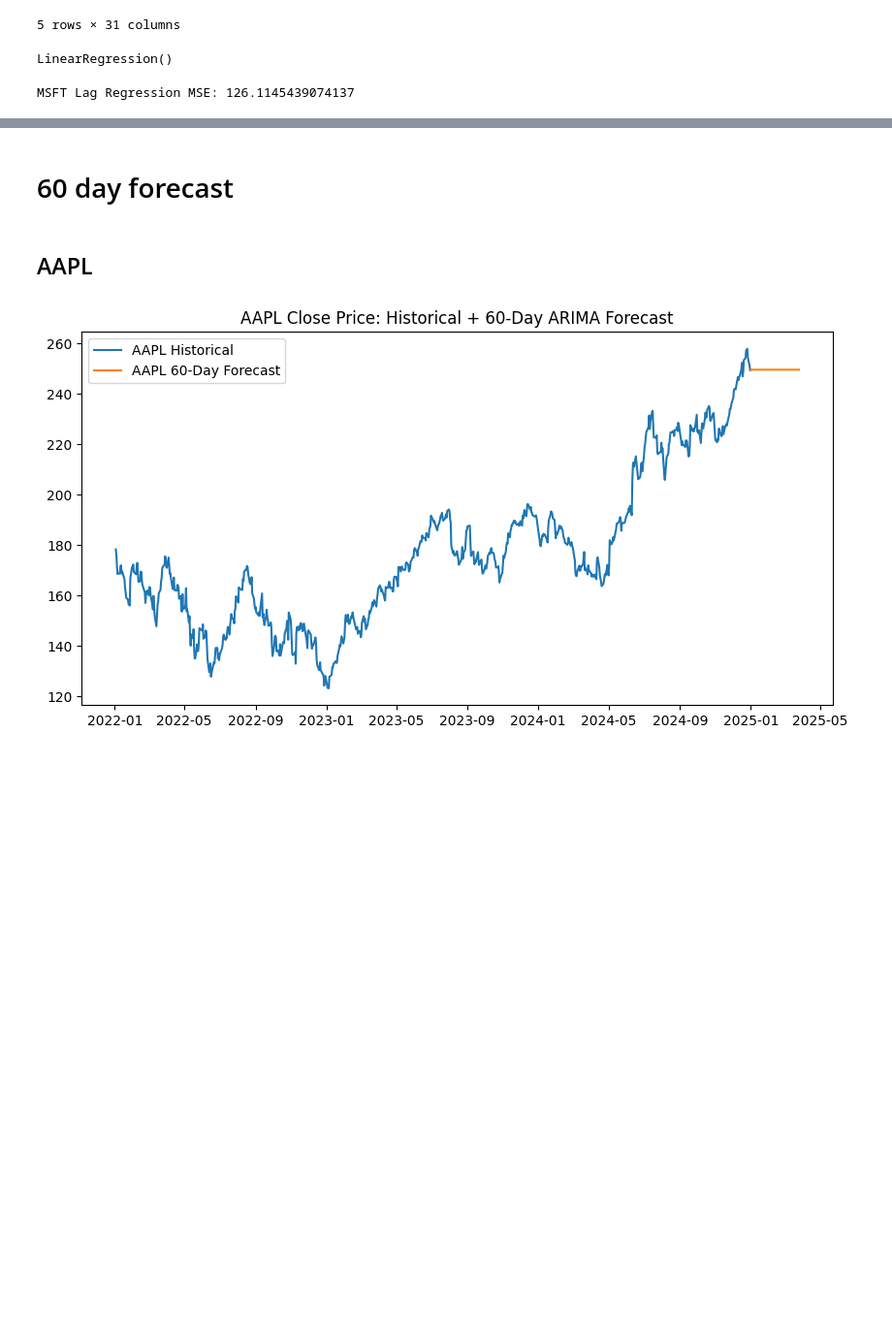
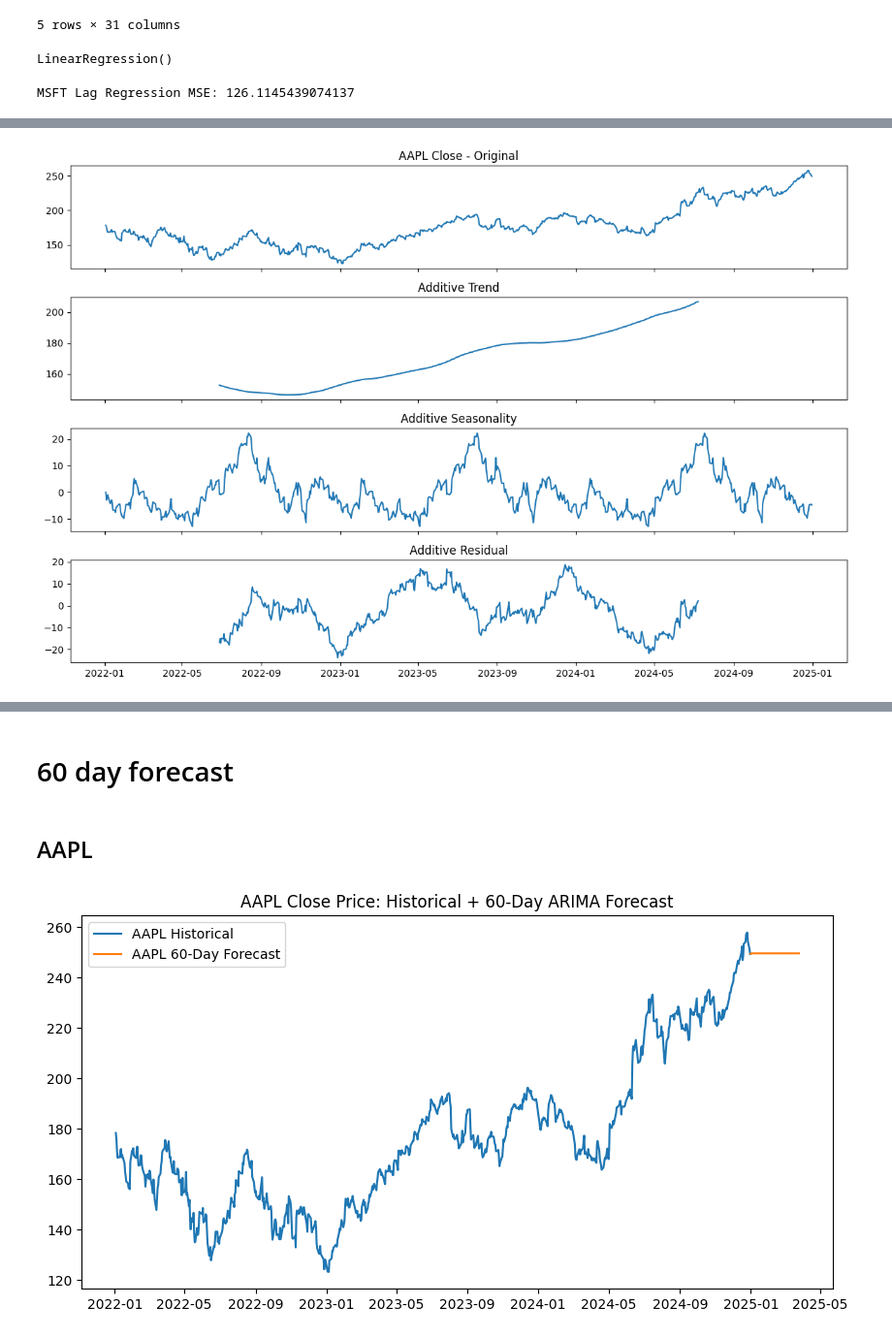
Before and after one commit to R-Vel/ML_Lab3, a Jupyter notebook: modelling.ipynb, the cells around one changed output, grey strips where cells are left out. Shown at 97% size. Cells and saved outputs as stored; diff of their text form; code cells hidden in the pictures; blank space fills up the shorter version.

Commit message:
whatever im taking a break; seasonality, decomposition

```diff
--- a/modelling.ipynb
+++ b/modelling.ipynb
@@ -570,0 +572,17 @@ MSFT Lag Regression MSE: 126.1145439074137
+# %%
+"""
+Load AAPL close prices and enforce business-day frequency.
+"""
+
+aapl_data = pd.read_csv('AAPL_historical.csv')
+aapl_data['Date'] = pd.to_datetime(aapl_data['Date'])
+aapl_data = aapl_data.set_index('Date').sort_index()
+
+aapl_data['Close'] = pd.to_numeric(aapl_data['Close'], errors='coerce')
+aapl_data = aapl_data.dropna()
+
+# Force business day frequency (fills missing days as NaN, then ffill)
+aapl_data = aapl_data.asfreq('B')
+aapl_data['Close'] = aapl_data['Close'].ffill()
+
+aapl_data.tail()
@@ -570,0 +597,21 @@ MSFT Lag Regression MSE: 126.1145439074137
+# %%
+"""
+Seasonal decomposition of AAPL Close into trend, seasonal, residual
+for both additive and multiplicative models. Period ~252 trading days.
+"""
+
+period = 252  # approx 1 trading year
+
+aapl_add = seasonal_decompose(aapl_data['Close'], model='additive', period=period)
+aapl_mul = seasonal_decompose(aapl_data['Close'], model='multiplicative', period=period)
+
+# Plot additive decomposition for inspection
+fig, axes = plt.subplots(4, 1, figsize=(12, 8), sharex=True)
+axes[0].plot(aapl_data['Close']); axes[0].set_title('AAPL Close - Original')
+axes[1].plot(aapl_add.trend); axes[1].set_title('Additive Trend')
+axes[2].plot(aapl_add.seasonal); axes[2].set_title('Additive Seasonality')
+axes[3].plot(aapl_add.resid); axes[3].set_title('Additive Residual')
+plt.tight_layout()
+plt.show()
+# %% [output]
+[figure, added]
```
Also changed, not shown: parts of 37 cells of this notebook, 6 other files.
